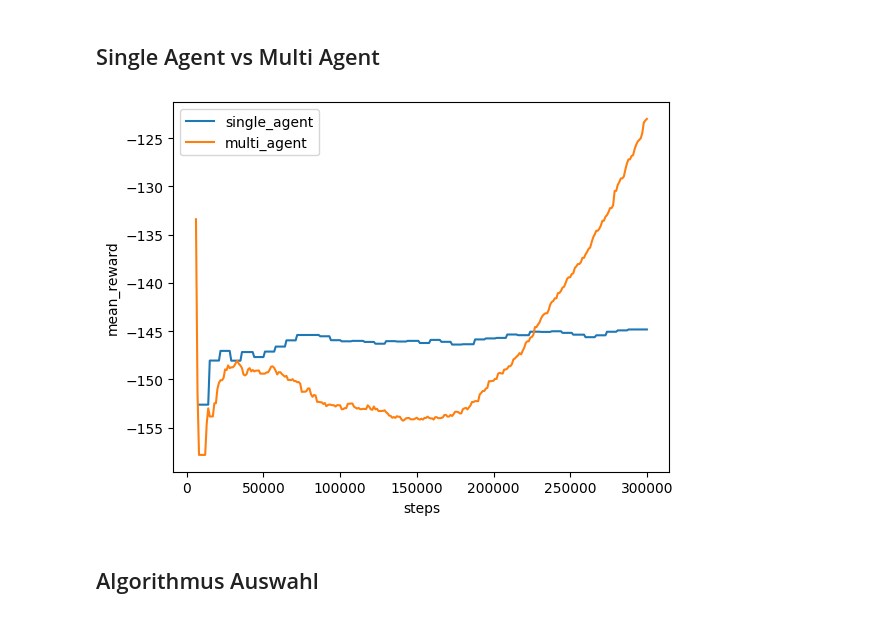
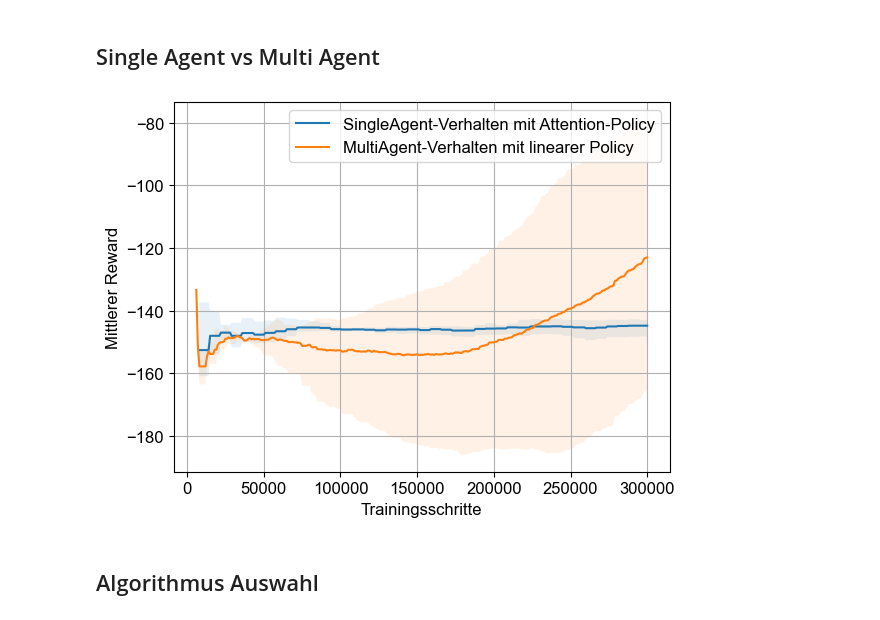
Before and after one commit to tobihoernchen/thesis, a Jupyter notebook: exploration/MiniMatrix/evaluation.ipynb, the cells around one changed output. Drawn from its saved outputs; the diff is of its cells as text; code cells hidden in the pictures.

```diff
--- a/exploration/MiniMatrix/evaluation.ipynb
+++ b/exploration/MiniMatrix/evaluation.ipynb
@@ -67,6 +68,19 @@ def mean(dfs: List[pd.DataFrame] or Dict[List[pd.DataFrame]]):
         mean_data = pd.DataFrame(full_data.mean(axis=1), columns=["value"])
         return mean_data
 
+def mean_min_max(dfs: List[pd.DataFrame] or Dict[List[pd.DataFrame]], std = False):
+    if isinstance(dfs, dict):
+        return {tag: mean_min_max(df, std=std) for tag, df in dfs.items()}
+    else:
+        full_data:pd.DataFrame = dfs[0]
+        for i, df in enumerate(dfs[1:]):
+            full_data = full_data.join(df, rsuffix=str(i), how="outer")
+        full_data.interpolate(inplace = True)
+        agg = ["mean", "min", "max"] if not std else ["mean", np.std, lambda *args, **kwargs: -np.std(*args, **kwargs)]
+        mean_data = full_data.agg(agg, axis="columns") if len(full_data)>0 else pd.DataFrame(columns=("","",""))
+        mean_data.columns = ["value", "min", "max"]
+        return mean_data
+
 def import_data(path, run_name, tags: List[str] or str = None, exclude = []) -> List[pd.DataFrame] or Dict[List[pd.DataFrame]]:
     assert isinstance(exclude, list), "Exclude has to be a List"
     experiments = glob.glob(path + "/" + run_name + "*")
@@ -83,15 +97,34 @@ def import_data(path, run_name, tags: List[str] or str = None, exclude = []) ->
             dfs.append(data)
     return dfs
 
-def plot(dfs, labels, x_label, y_label, ax = None):
-    if ax is None:
+def import_json(path, tags: List[str] or str = None) -> List[pd.DataFrame] or Dict[List[pd.DataFrame]]:
+    with open(path) as json_file:
+        json_data = json.load(json_file)
+
+    dfs = {tag:[] for tag in tags} if isinstance(tags, list) else []
+    experiments = json_data[list(json_data.keys())[0]].keys()
+    for tag in tags:
+        for experiment in experiments:
+            data = {k:v[experiment][tag] for k,v in json_data.items() if experiment in v.keys() and tag in v[experiment].keys()}
+            dfs[tag].append(pd.DataFrame(pd.Series(data), columns = ["value"]))
+    return dfs
+
+def plot(dfs, labels, x_label, y_label, ax_ = None, reduce_ticks = False):
+    if ax_ is None:
         fig, ax = plt.subplots()
+    else:
+        ax = ax_
     for df, label in zip(dfs, labels):
         ax.plot(df.index, df["value"], label=label)
+        if "min" in df.columns:
+            ax.fill_between(df.index, df["min"], df["max"], alpha=.1, linewidth=0)
     ax.legend()
+    ax.grid()
     ax.set_xlabel(x_label)
     ax.set_ylabel(y_label)
-    if ax is None:
+    if reduce_ticks:
+        ax.set_xticks(ax.get_xticks())
+    if ax_ is None:
         return fig
 # %% [markdown]
 # Routing Experimente in Minimatrix
@@ -100,10 +133,10 @@ path = "../../logs/minimatrix_routing/"
 # %% [markdown]
 ## Single Agent vs Multi Agent
 # %%
-results_sa = mean(import_data(path, "01_konzept_sa", 'ray/tune/episode_reward_mean'))
-results_ma = mean(import_data(path, "01_konzept_ma", 'ray/tune/episode_reward_mean'))
+results_sa = mean_min_max(import_data(path, "01_konzept_sa", 'ray/tune/episode_reward_mean'))
+results_ma = mean_min_max(import_data(path, "01_konzept_ma", 'ray/tune/episode_reward_mean'))
-# %%
-fig = plot([results_sa, results_ma], ["single_agent", "multi_agent"], "steps", "mean_reward")
-# %% [output]
-[figure, removed]
+# %%
+fig = plot([results_sa, results_ma], ["SingleAgent-Verhalten mit Attention-Policy", "MultiAgent-Verhalten mit linearer Policy"], "Trainingsschritte", "Mittlerer Reward")
+# %% [output]
+[figure, added]
 # %%
```
Also changed, not shown: parts of 105 cells of this notebook, 16 other files.
